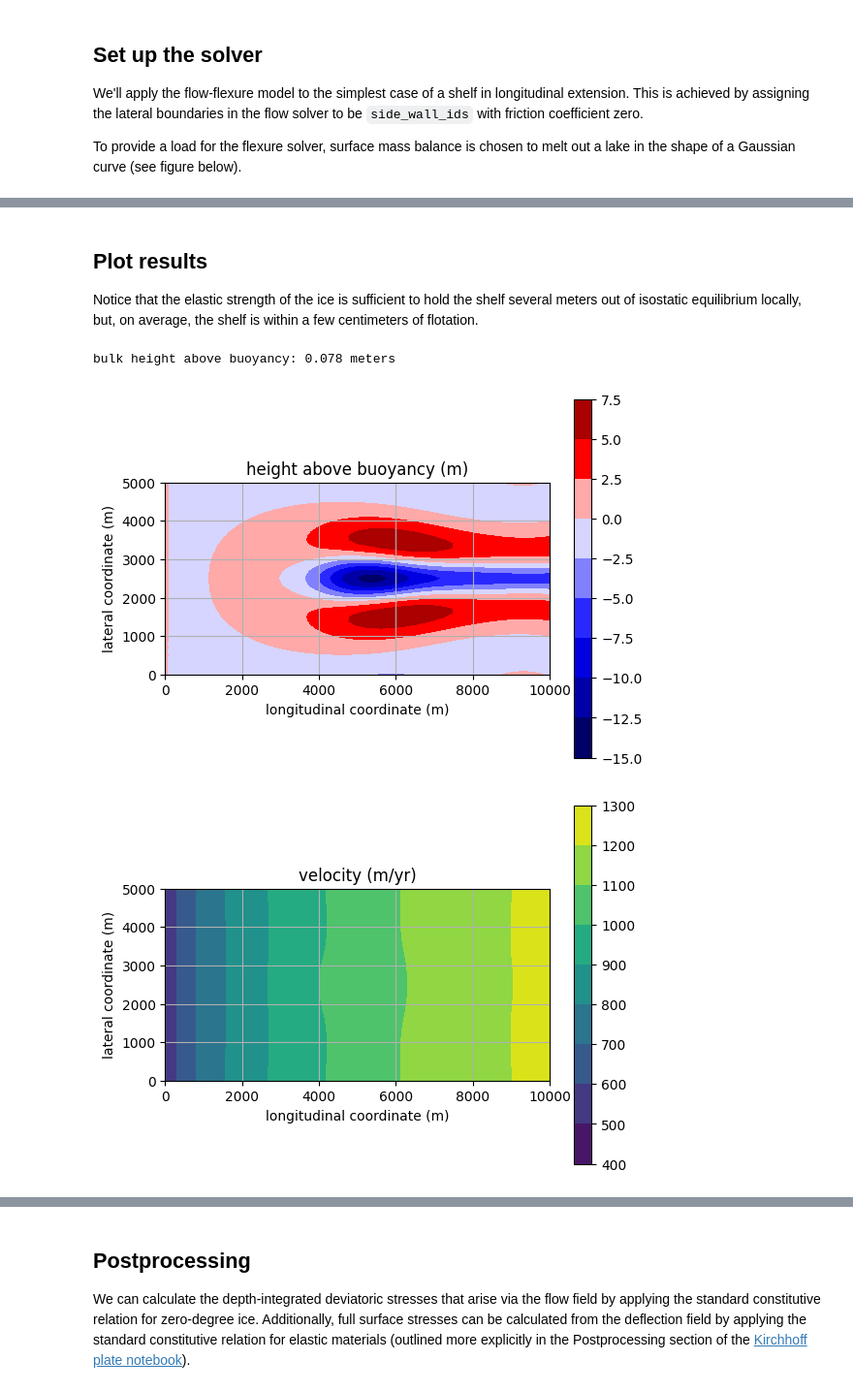
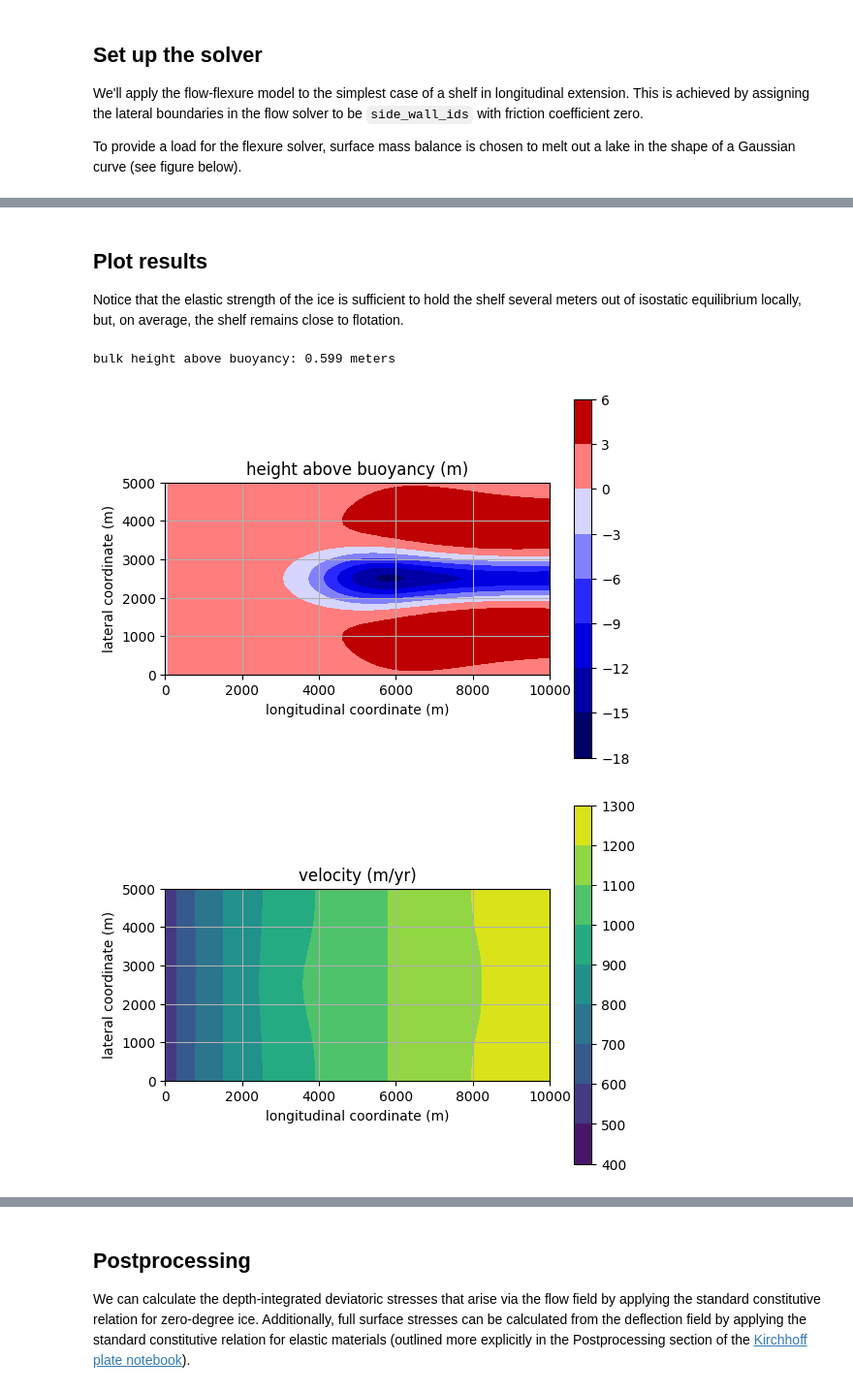
Before and after one commit to chrismiele/weird_flex, a Jupyter notebook: 3_coupled_flow_flexure_elastic.ipynb, the cells around one changed output, grey strips where cells are left out. Shown at 97% size. Drawn from its saved outputs; the diff is of its cells as text; code cells hidden in the pictures.

```diff
--- a/3_coupled_flow_flexure_elastic.ipynb
+++ b/3_coupled_flow_flexure_elastic.ipynb
@@ -114,7 +114,7 @@ To provide a load for the flexure solver, surface mass balance is chosen to melt
 ################################
 
 Δt = 0.5 #length of timestep in years
-num_timesteps = 40
+num_timesteps = 50
 
 ##################################
 ##################################
@@ -144,7 +144,7 @@ solver = icepack.solvers.FlowSolver(model, dirichlet_ids = dirichlet_ids,
 #####################################
 
 α = 1e10 #arbitrary large number for penalty method
-B_x = 20*exp(-1/2*((x - Lx/2)/1000)**2) #impose some surface mass balance to load the shelf
+B_x = 10*exp(-1/2*((x - Lx/2)/1000)**2) #impose some surface mass balance to load the shelf
 B_y = exp(-1/2*((y - Ly/2)/500)**2) #we'll melt out a lake at the center of the shelf...
 B = project(-B_x*B_y*Δt, Q1) #...in the shape of a 3D gaussian curve (see figure below)
 
@@ -156,7 +156,7 @@ B = project(-B_x*B_y*Δt, Q1) #...in the shape of a 3D gaussian curve (see figur
 
 fig, ax = plt.subplots()
 ax.set_aspect('equal')
-plt.title('surface mass balance (Δs each timestep; meters)')
+plt.title('surface mass balance (Δs per {} years)'.format(Δt))
 smb_plot = tricontourf(B, axes=ax)
 plt.colorbar(smb_plot)
 plt.xlabel('longitudinal coordinate (m)')
@@ -171,6 +173,9 @@ plt.show()
 We'll also save plots of the surface and basal elevation profiles, along the centerline, at each timestep. The final iteration is shown below.
 # %%
 u, H, s, b = u0.copy(deepcopy=True), H0.copy(deepcopy=True), s0.copy(deepcopy=True), b0.copy(deepcopy=True) #initialize
+Ση = 0 #accumulated deflection of the shelf up to the previous time step
+Ση_list = [0] #for bookkeeping; will be a list of accumulated deflection @ middle of domain at each time step
+Σσ_list = [0] #for bookkeeping; a list of accumulated σ_xx @ middle of domain at each time step
 os.chdir('/home/sermilik/firedrake_stuff/figures/flow_flexure') #for saving figures
 X = np.array([(k, Ly/2) for k in range (Lx+1)]) #along-flow line for getting geometry profiles
 
@@ -240,13 +245,14 @@ for step in tqdm.trange(num_timesteps):
                     -ρ_i*g*h_ab) #else: f acts downward via gravity
 
     #additionally force flexure with the velocity field, as in Eq. 57e
-    f += H_*inner(σ, ddη) #Eq. 57e
+    f += H_*inner(σ, grad(grad(η + Ση))) #Eq. 57e
 
-    L = (λ_1*(H_**3)/12*inner(ddη, ddw))*dx + λ_2*(H_**3)/12*Δη*Δw*dx - f*w*dx #the flexure equation
+    L = (λ_1*(H_**3)/12*inner(grad(grad(η + Ση)), ddw))*dx + λ_2*(H_**3)/12*div(grad(η + Ση))*Δw*dx - f*w*dx #note the use of Ση + η
     L += 0.5*α**2*(η*w)*ds(1) #constrain η = 0 on the upstream boundary 1 via the penalty method
     L += 0.5*α**2*(η*w)*ds(2) #η = 0 on the downstream boundary via the penalty method
 
     solve(L == 0, η)
+    Ση = project(Ση + η, Q1) #update Ση
 
     #######################
     #######################
@@ -254,7 +260,7 @@ for step in tqdm.trange(num_timesteps):
     #######################
     #######################
 
-    b = project(b + η, Q2) #b is modified by the deflection
+    b = project(b + η, Q2) #b is modified by the new deflection
     s = project(s + B + η, Q2) #s is modified by deflection and surface mass balance
     H = project(s - b, Q2) #thickness
 
@@ -278,6 +284,11 @@ for step in tqdm.trange(num_timesteps):
     #################
     #################
 
+    Σσ = -1/2*λ_1*H_*grad(grad(Ση)) - 1/2*λ_2*H_*tr(grad(grad(Ση)))*Identity(2) #stress tensor at the surface (ζ = H/2)
+    Σσ_xx = project(Σσ[0, 0], Q2)
+    Σσ_list.append(Σσ_xx.at(Lx/2, Ly/2, tolerance = 1e-10)/1000) #in kPa
+    Ση_list.append(project(Ση, Q2).at(Lx/2, Ly/2, tolerance = 1e-10))
+
     #at each step, save plots of the surface and basal elevation profiles along "X"
     s_profile = np.array(s.at(X, tolerance = 1e-10))
     b_profile = np.array(b.at(X, tolerance = 1e-10))
@@ -297,7 +308,7 @@ for step in tqdm.trange(num_timesteps):
 # %% [markdown]
 ## Plot results
 
-Notice that the elastic strength of the ice is sufficient to hold the shelf several meters out of isostatic equilibrium locally, but, on average, the shelf is within a few centimeters of flotation.
+Notice that the elastic strength of the ice is sufficient to hold the shelf several meters out of isostatic equilibrium locally, but, on average, the shelf remains close to flotation.
 # %%
 h_ab = project(h_ab, Q2) #local height above buoyancy
 mean_hab = np.mean(h_ab.vector().get_local()) #calculate the bulk height above buoyancy across the entire shelf
@@ -305,35 +316,46 @@ print('bulk height above buoyancy: {:.3f} meters'.format(mean_hab))
 
 fig, ax = plt.subplots()
 ax.set_aspect('equal')
 plt.title('height above buoyancy (m)')
 norm = colors.TwoSlopeNorm(vcenter = 0)
 elev_plot = tricontourf(h_ab, axes=ax, norm = norm, cmap = 'seismic')
 plt.colorbar(elev_plot)
 plt.xlabel('longitudinal coordinate (m)')
 plt.ylabel('lateral coordinate (m)')
 plt.grid()
 plt.show()
 
 fig, ax = plt.subplots()
 ax.set_aspect('equal')
 plt.title('velocity (m/yr)')
 vel_plot = tricontourf(u, axes=ax)
 plt.colorbar(vel_plot)
 plt.xlabel('longitudinal coordinate (m)')
 plt.ylabel('lateral coordinate (m)')
 plt.grid()
 plt.show()
 
 fig, ax = plt.subplots()
 ax.set_aspect('equal')
-plt.title('deflection (m)')
-def_plot = tricontourf(project(η, Q1), axes=ax)
+plt.title('net deflection (m)')
+def_plot = tricontourf(project(Ση, Q1), axes=ax)
 plt.colorbar(def_plot)
 plt.xlabel('longitudinal coordinate (m)')
 plt.ylabel('lateral coordinate (m)')
 plt.grid()
 plt.show()
+
+plt.figure()
+plt.title('accumulated deflection Ση and stress Σσ$_{xx}$ @ shelf midpoint')
+plt.plot(Ση_list, color='k')
+plt.xlabel('time step')
+plt.ylabel('deflection (m)')
+plt.twinx()
+plt.plot(Σσ_list, color='red')
+plt.ylabel('stress (kPa)', color='red')
+plt.yticks(color='red')
+plt.grid()
 # %% [output]
-bulk height above buoyancy: 0.078 meters
+bulk height above buoyancy: 0.599 meters
-[figure, old version]
+[figure, new version]
-[figure, old version]
+[figure, new version]
```
Also changed, not shown: parts of 8 cells of this notebook.
